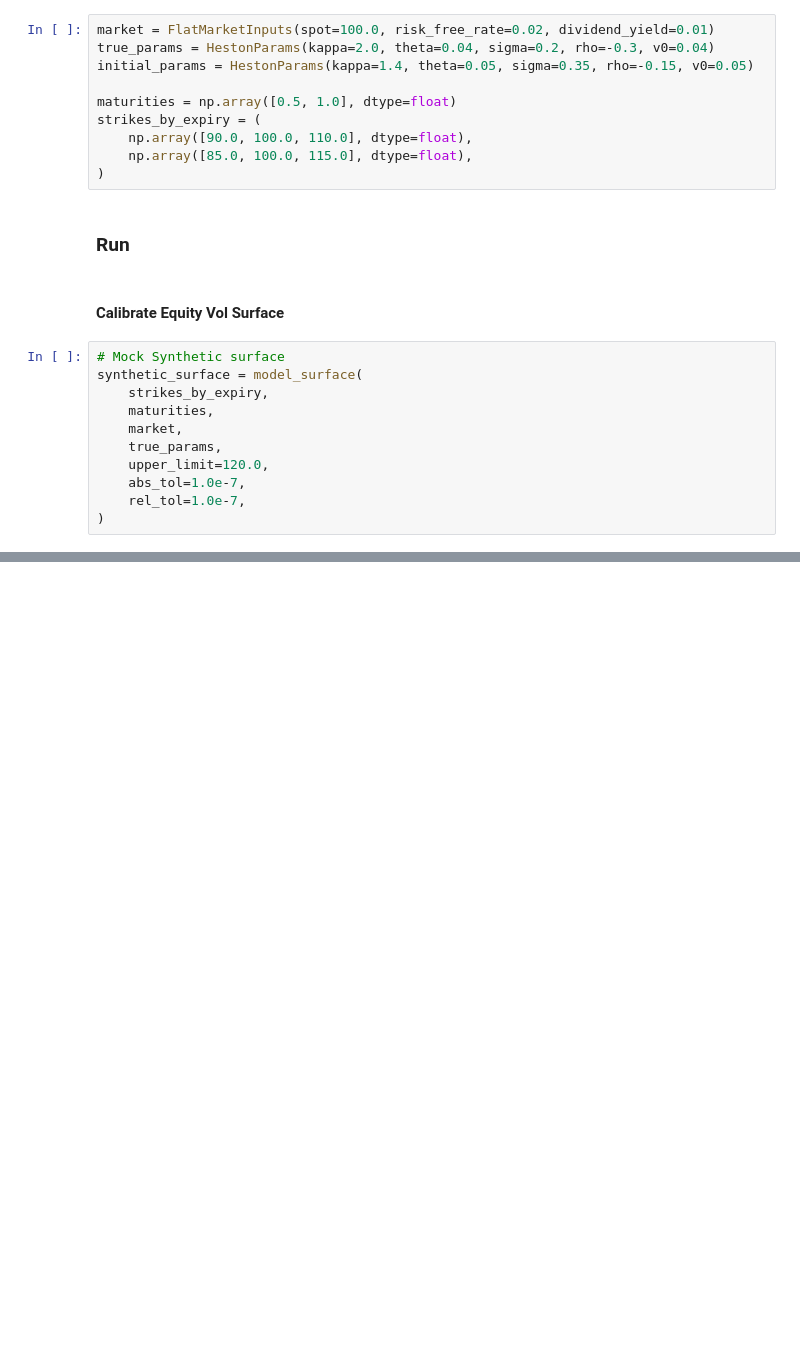
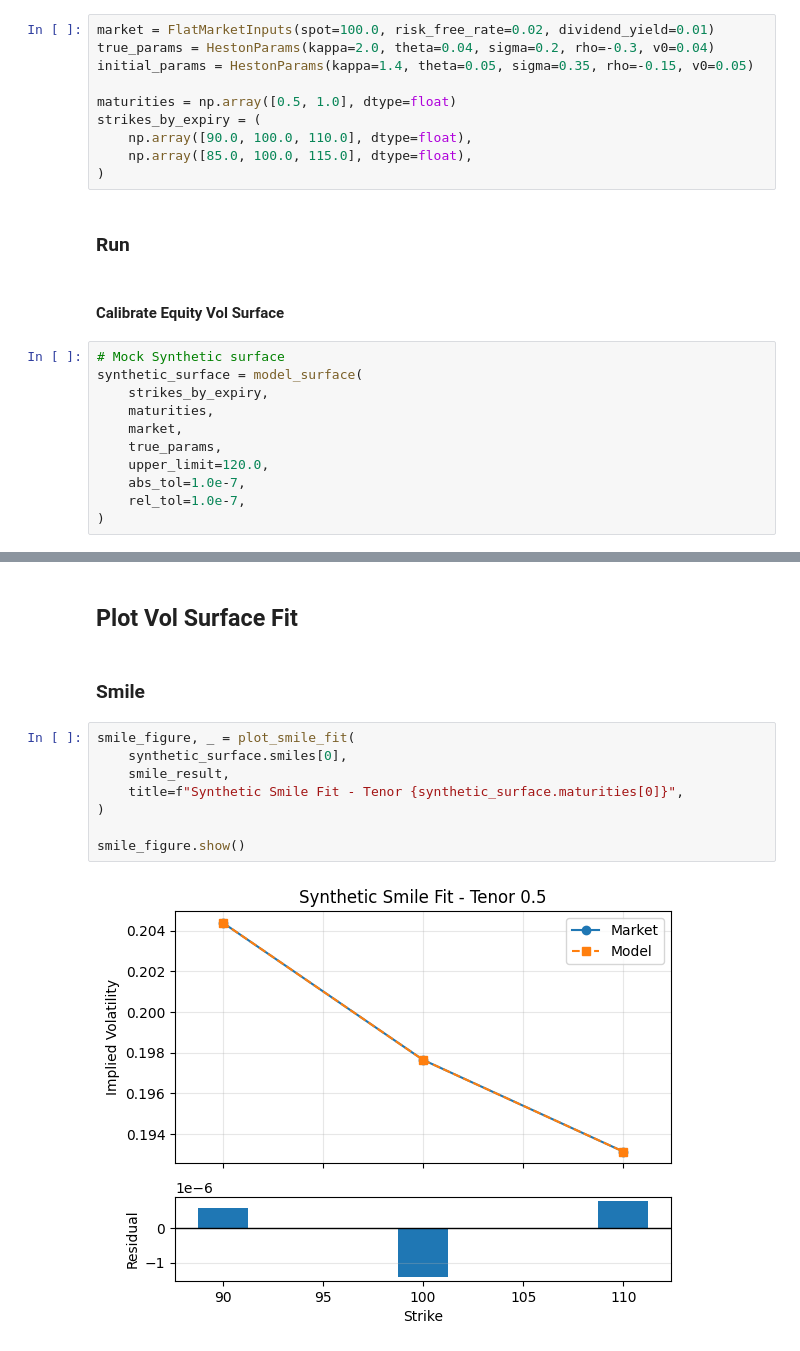
Before and after one commit to tania-duque-pita/EquitySimulation, a Jupyter notebook: examples/examples.ipynb, the cells around one changed output, grey strips where cells are left out. Saved outputs shown, nothing was run; the diff lists cells and outputs as text; blank space fills up the shorter version.

```diff
--- a/examples/examples.ipynb
+++ b/examples/examples.ipynb
@@ -66,0 +103,14 @@ smile_result = calibrate_smile(
+# %% [markdown]
+## Plot Vol Surface Fit
+# %% [markdown]
+### Smile
+# %%
+smile_figure, _ = plot_smile_fit(
+    synthetic_surface.smiles[0],
+    smile_result,
+    title=f"Synthetic Smile Fit - Tenor {synthetic_surface.maturities[0]}",
+)
+
+smile_figure.show()
+# %% [output]
+[figure, added]
```
Also changed, not shown: parts of 11 cells of this notebook, 7 other files.
